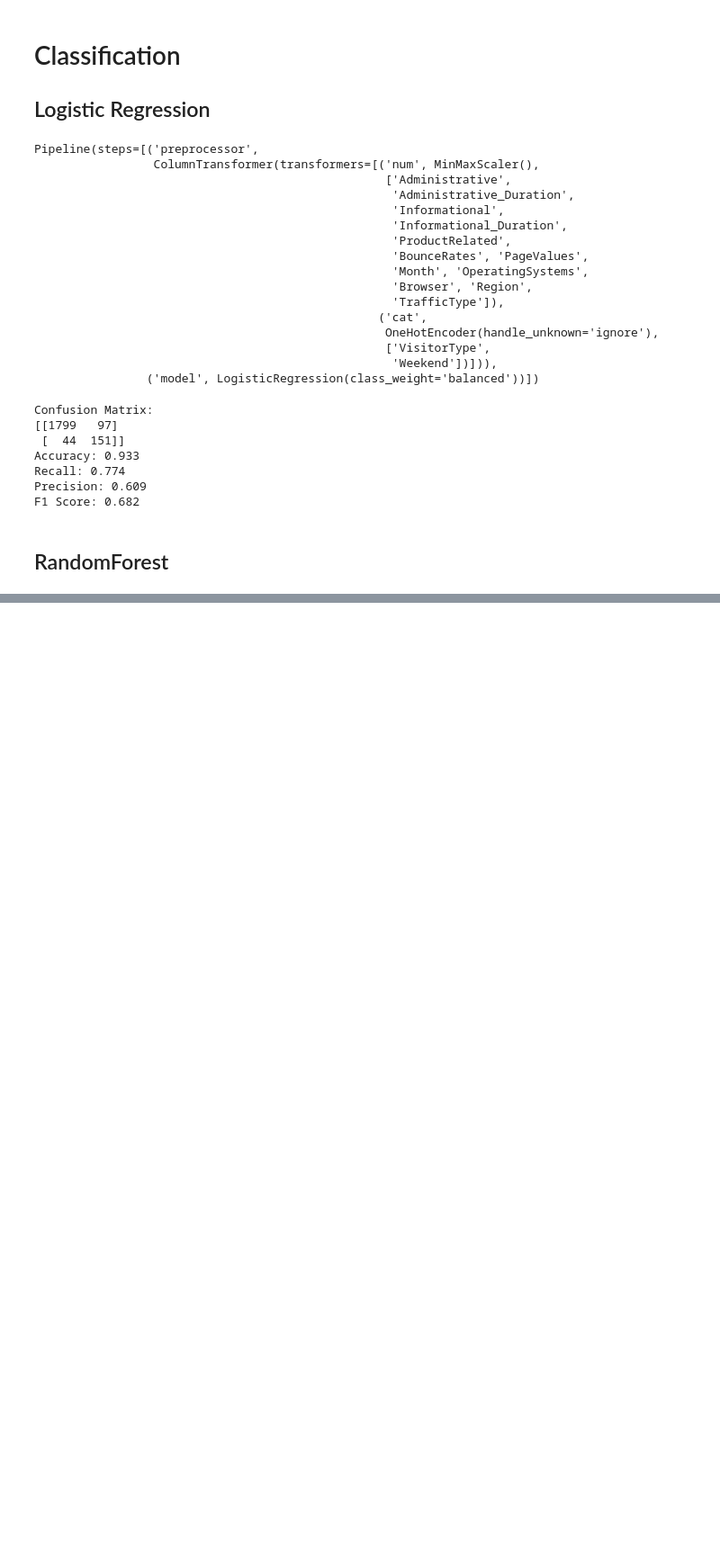
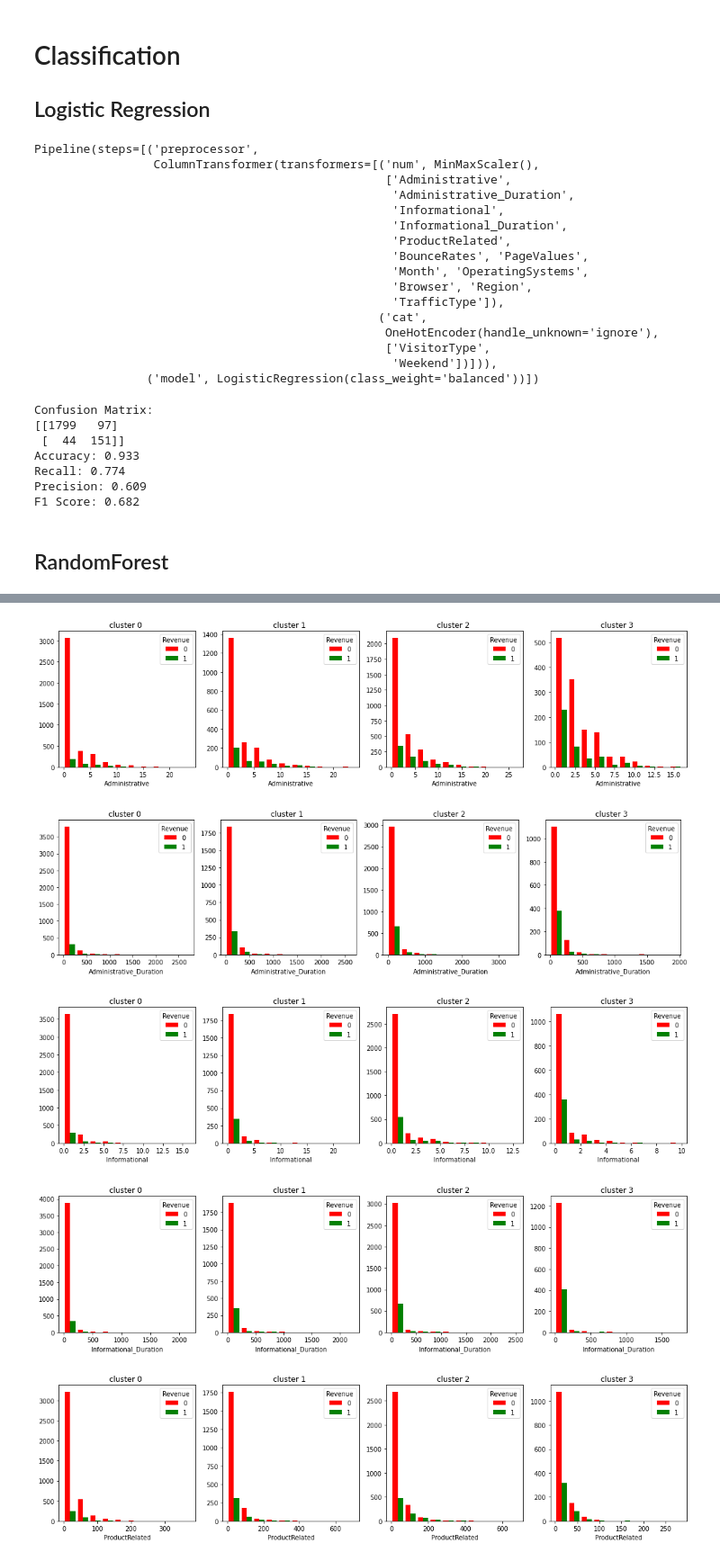
Before and after one commit to AsiehH/MLE-7, a Jupyter notebook: assignments/midterm/nb/midterm.ipynb, the cells around one changed output, grey strips where cells are left out. Shown at 90% size. Cells and saved outputs as stored; diff of their text form; code cells hidden in the pictures; blank space fills up the shorter version.

```diff
--- a/assignments/midterm/nb/midterm.ipynb
+++ b/assignments/midterm/nb/midterm.ipynb
@@ -324,0 +411,4 @@ F1-score is the harmonic mean of precision and recall and it is at ~79%.
+# %%
+km = KMeans(n_clusters=4, random_state=10)
+km.fit(X_scaled)
+df['km_cluster'] = km.predict(X_scaled)
@@ -324,0 +477,26 @@ F1-score is the harmonic mean of precision and recall and it is at ~79%.
+# %%
+def plot_hist(col, split=True):
+    # if split is True, histogram will be plot by purchase
+    grouped =  df.groupby('km_cluster')
+    fig, axs = plt.subplots(1, 4)
+    fig.set_size_inches(18, 4)
+    for cluster, group in grouped:
+        if split:
+            pivot = group.pivot(columns='Revenue', values=col)
+            axs[cluster].hist(pivot,color = ['r','g'])
+            axs[cluster].legend(pivot.columns, title=pivot.columns.name)
+        else:
+            axs[cluster].hist(group[col])
+        axs[cluster].set_title('cluster {} '.format(cluster))
+        axs[cluster].set_xlabel(col)
+    plt.show()
+
+for col in X[numeric_features].columns:
+    #print(col)
+    plot_hist(col)
+# %% [output]
+[figure, added]
+[figure, added]
+[figure, added]
+[figure, added]
+[figure, added]
```
Also changed, not shown: parts of 22 cells of this notebook, 3 other files.
